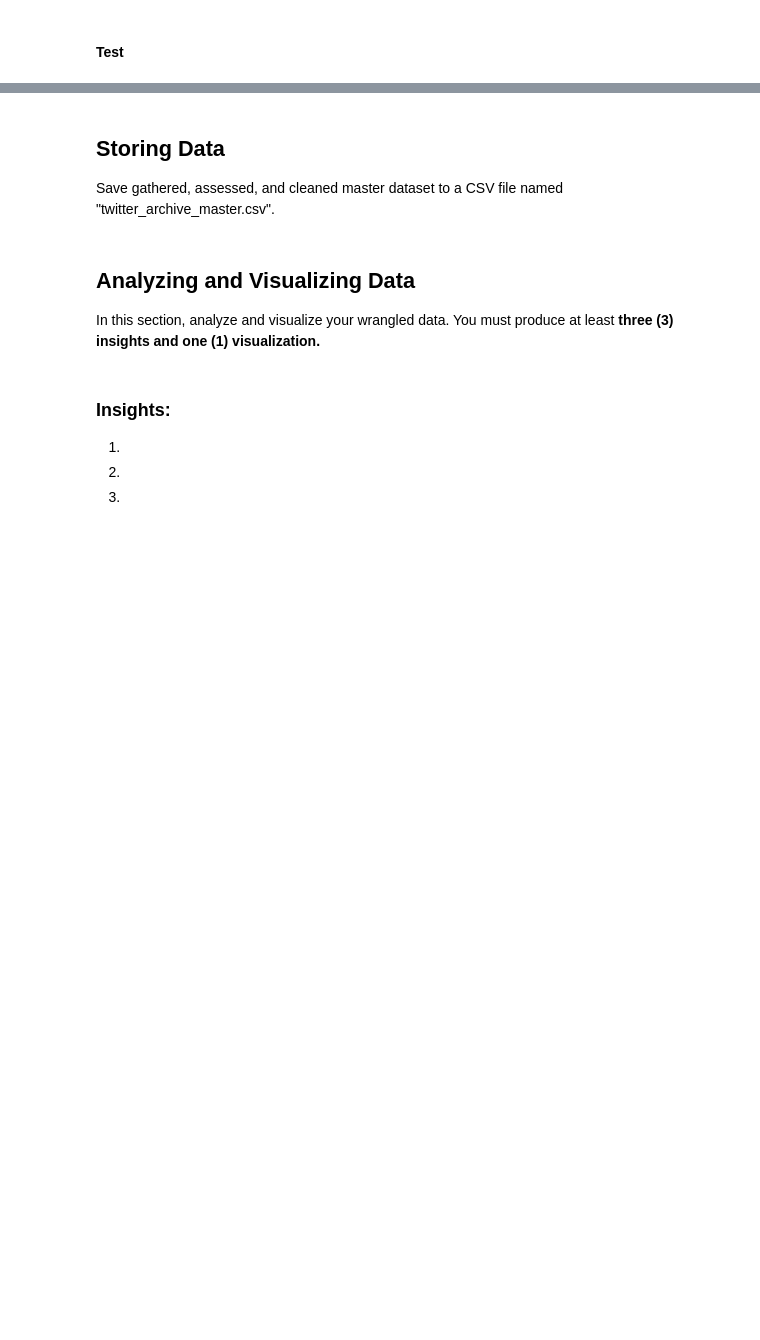
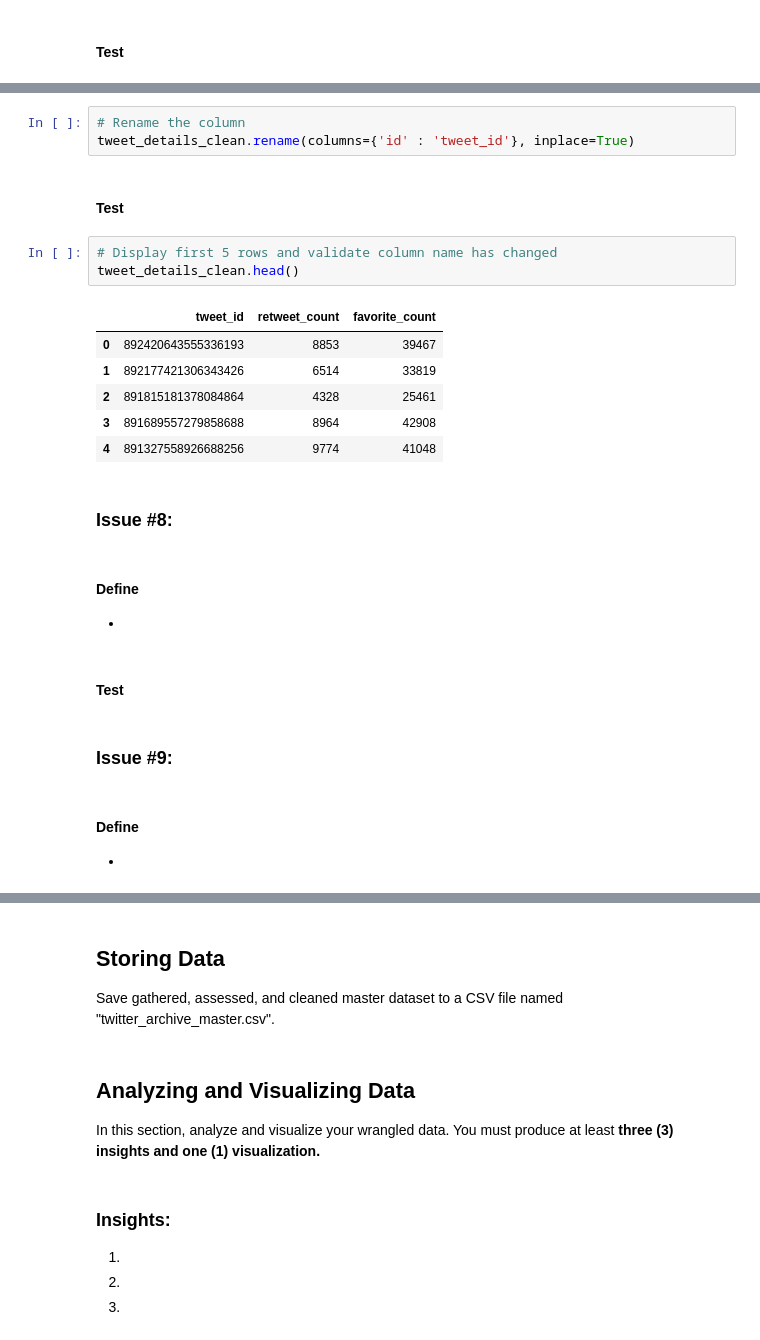
Before and after one commit to GaryLBentley/wrangle_analyze_data, a Jupyter notebook: wrangle_act.ipynb, the cells around one changed output, grey strips where cells are left out. Saved outputs shown, nothing was run; the diff lists cells and outputs as text; blank space fills up the shorter version.

```diff
--- a/wrangle_act.ipynb
+++ b/wrangle_act.ipynb
@@ -540,0 +573,27 @@ twitter_archive.query('rating_denominator != 10')[['text', 'rating_numerator', '
+# %%
+# Rename the column
+tweet_details_clean.rename(columns={'id' : 'tweet_id'}, inplace=True)
+# %% [markdown]
+#### Test
+# %%
+# Display first 5 rows and validate column name has changed
+tweet_details_clean.head()
+# %% [output]
+|  | tweet_id | retweet_count | favorite_count |
+| 0 | 892420643555336193 | 8853 | 39467 |
+| 1 | 892177421306343426 | 6514 | 33819 |
+| 2 | 891815181378084864 | 4328 | 25461 |
+| 3 | 891689557279858688 | 8964 | 42908 |
+| 4 | 891327558926688256 | 9774 | 41048 |
+# %% [markdown]
+### Issue #8:
+# %% [markdown]
+#### Define
+-
+# %% [markdown]
+#### Test
+# %% [markdown]
+### Issue #9:
+# %% [markdown]
+#### Define
+-
```
Also changed, not shown: parts of 14 cells of this notebook.
